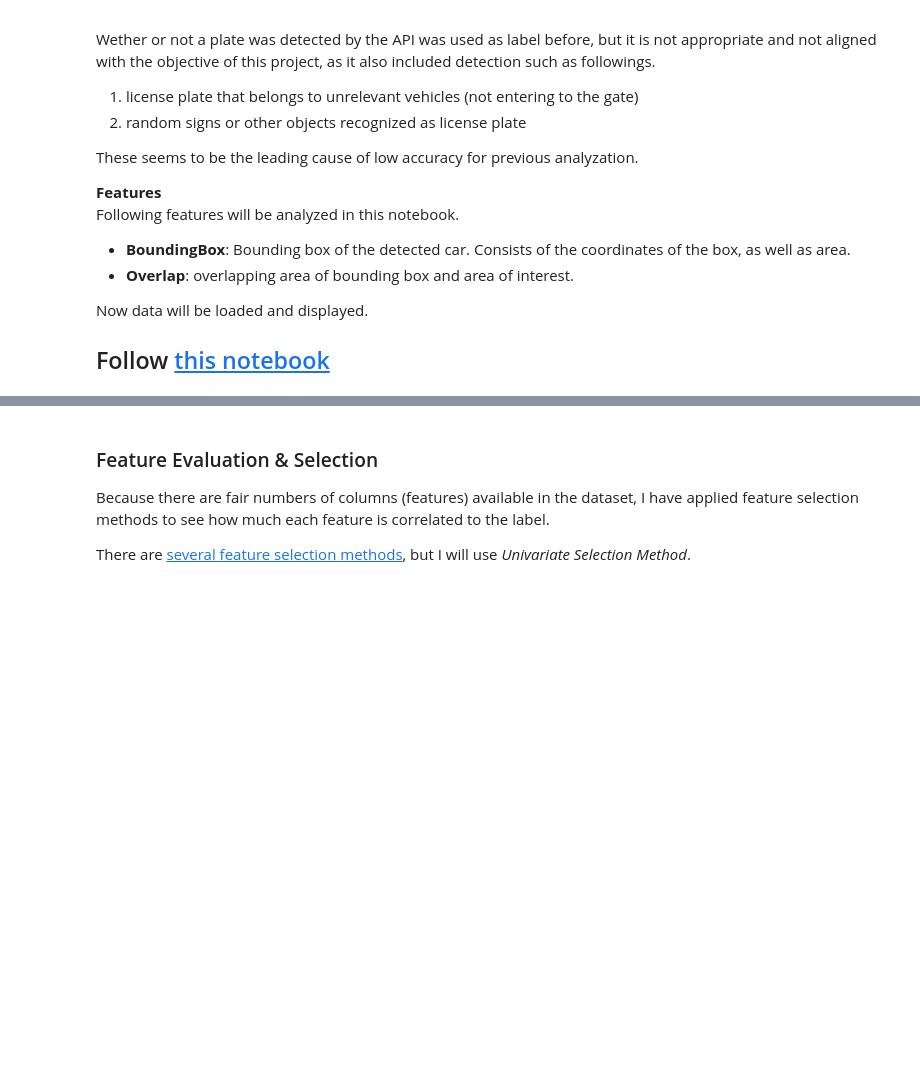
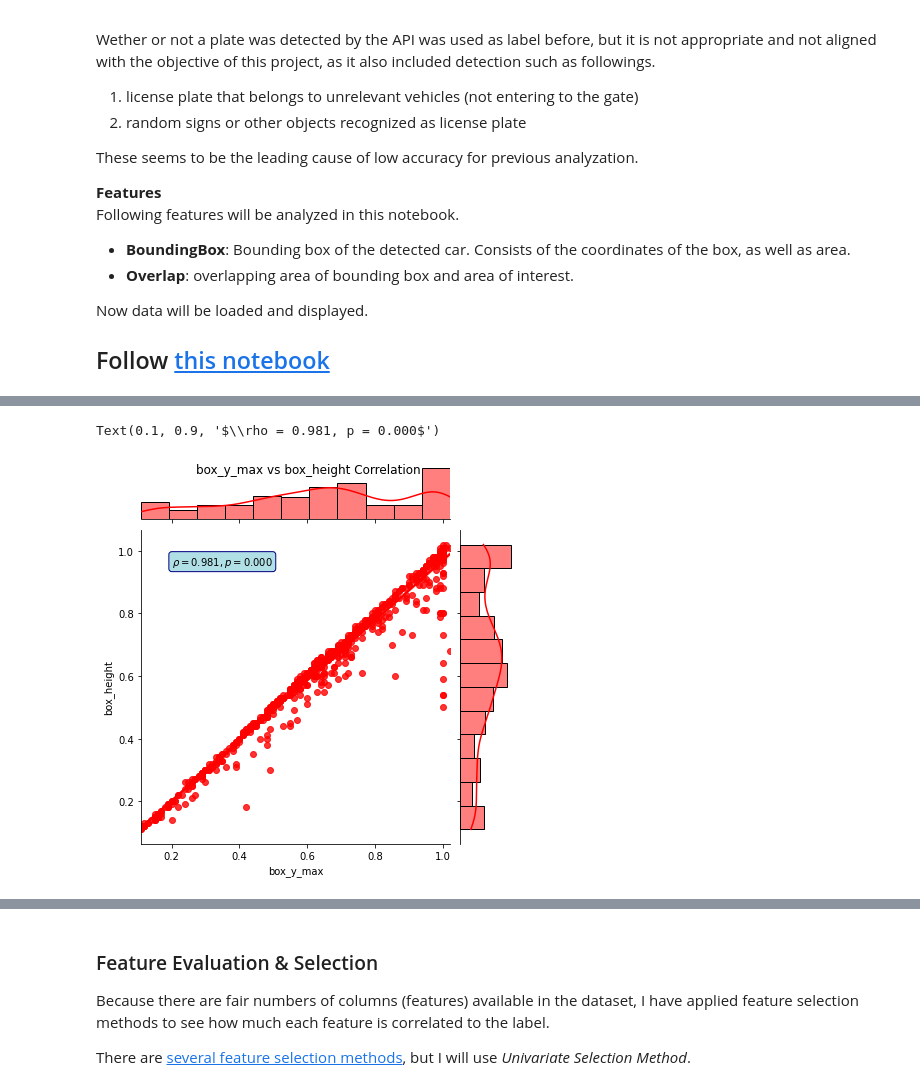
Before and after one commit to wtberry/opencv_motion_detection, a Jupyter notebook: analyze.ipynb, the cells around one changed output, grey strips where cells are left out. Saved outputs shown, nothing was run; the diff lists cells and outputs as text; code cells hidden in the pictures; blank space fills up the shorter version.

```diff
--- a/analyze.ipynb
+++ b/analyze.ipynb
@@ -167,0 +313,11 @@ df.to_csv("hand_labeled_table.csv")
+# %%
+j = sns.jointplot(x=x['box_y_max'], y=x['box_height'], kind="reg", color="red")
+j.fig.suptitle("box_y_max vs box_height Correlation")
+r, p = stats.pearsonr(x['box_y_max'], x['box_height'])
+j.ax_joint.annotate(f'$\\rho = {r:.3f}, p = {p:.3f}$',
+                    xy=(0.1, 0.9), xycoords='axes fraction',
+                    ha='left', va='center',
+                    bbox={'boxstyle': 'round', 'fc': 'powderblue', 'ec': 'navy'})
+# %% [output]
+Text(0.1, 0.9, '$\\rho = 0.981, p = 0.000$')
+[figure, added]
```
Also changed, not shown: parts of 20 cells of this notebook.
